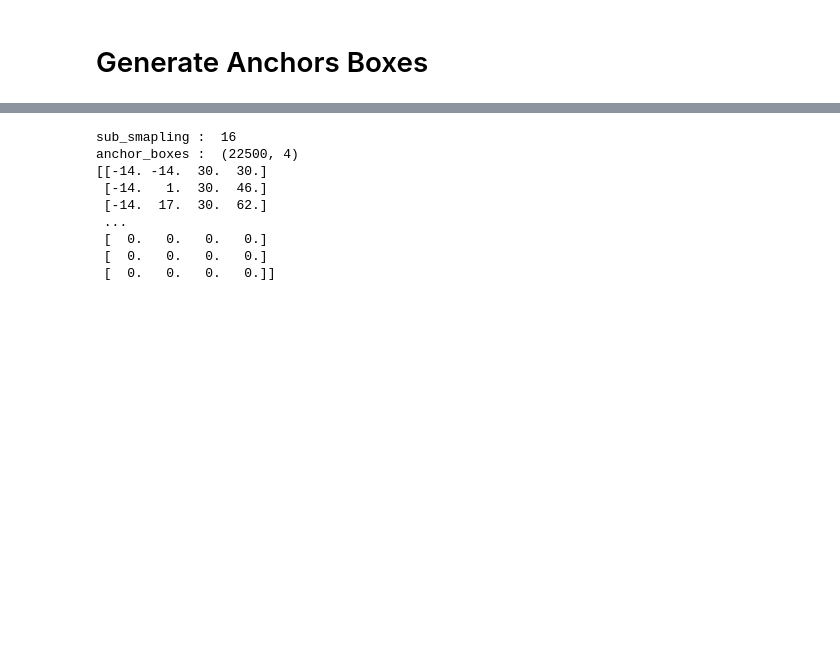
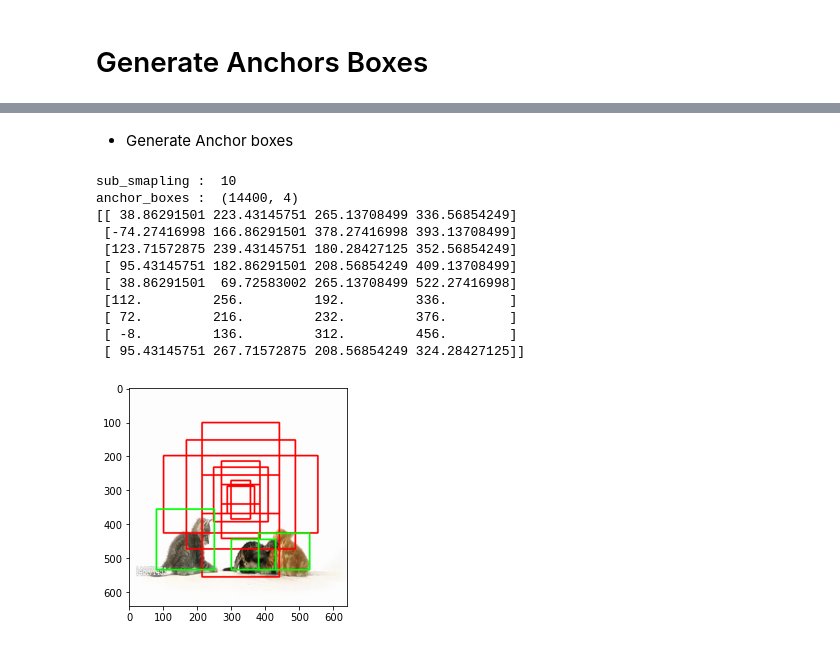
Before and after one commit to Heedeok/Tutorial-pytorch, a Jupyter notebook: faster_r_cnn/test.ipynb, the cells around one changed output, grey strips where cells are left out. Saved outputs shown, nothing was run; the diff lists cells and outputs as text; code cells hidden in the pictures; blank space fills up the shorter version.

```diff
--- a/faster_r_cnn/test.ipynb
+++ b/faster_r_cnn/test.ipynb
@@ -191,36 +223,58 @@ plt.show()
+# %% [markdown]
+* Generate Anchor boxes
 # %%
 candi_ratio = [0.5,1,2]
 candi_scale = [8,16,32]
 
-sub_smapling = 800//feature_size
+sub_smapling = 10
 print("sub_smapling : ", sub_smapling)
 
-# 50 * 50 * 9 * 4
+# 40 * 40 * 9 * 4
 anchor_boxes = np.zeros(((feature_size * feature_size * 9),4))
+anchor_index = 0
 
-for i, c in enumerate(center):
+for c in center:
     for r in candi_ratio:
         for s in candi_scale:
-            w = s* np.sqrt(r)
-            h = s * np.sqrt(1/r)
+            w = s * np.sqrt(r) * sub_smapling
+            h = s * np.sqrt(1/r)* sub_smapling
 
-            # print(f'w : {w}, h : {h}')
-            # print(f'c_x : {c[0]}, c_y : {c[1]}')
-
-            anchor_boxes[i][0] = int(c[0] - w/2)
-            anchor_boxes[i][1] = int(c[1] - w/2)
-            anchor_boxes[i][2] = int(c[0] + w/2)
-            anchor_boxes[i][3] = int(c[1] + w/2)
+            # anchor box = [x1, y1, x2, y2]
+            anchor_boxes[anchor_index][0] = c[0] - w/2
+            anchor_boxes[anchor_index][1] = c[1] - h/2
+            anchor_boxes[anchor_index][2] = c[0] + w/2
+            anchor_boxes[anchor_index][3] = c[1] + h/2
+            anchor_index += 1
 
 print("anchor_boxes : ", anchor_boxes.shape)
-print(anchor_boxes)
+print(anchor_boxes[3400:3409])
 # %% [output]
-sub_smapling :  16
-anchor_boxes :  (22500, 4)
-[[-14. -14.  30.  30.]
- [-14.   1.  30.  46.]
- [-14.  17.  30.  62.]
- ...
- [  0.   0.   0.   0.]
- [  0.   0.   0.   0.]
- [  0.   0.   0.   0.]]
+sub_smapling :  10
+anchor_boxes :  (14400, 4)
+[[ 38.86291501 223.43145751 265.13708499 336.56854249]
+ [-74.27416998 166.86291501 378.27416998 393.13708499]
+ [123.71572875 239.43145751 180.28427125 352.56854249]
+ [ 95.43145751 182.86291501 208.56854249 409.13708499]
+ [ 38.86291501  69.72583002 265.13708499 522.27416998]
+ [112.         256.         192.         336.        ]
+ [ 72.         216.         232.         376.        ]
+ [ -8.         136.         312.         456.        ]
+ [ 95.43145751 267.71572875 208.56854249 324.28427125]]
+# %%
+img_copy = np.copy(img)
+
+for i in range(7375, 7384):
+    x1 = int(anchor_boxes[i][0])
+    y1 = int(anchor_boxes[i][1])
+    x2 = int(anchor_boxes[i][2])
+    y2 = int(anchor_boxes[i][3])
+
+    cv2.rectangle(img_copy, (x1,y1),(x2,y2), color=(255,0,0), thickness=3)
+
+for box in bbox:
+    cv2.rectangle(img_copy, (box[0], box[1]), (box[2], box[3]), color=(0,255,0), thickness=3)
+
+plt.imshow(img_copy)
+plt.show()
+# %% [output]
+[figure, added]
```
Also changed, not shown: parts of 52 cells of this notebook, 1 other file.
